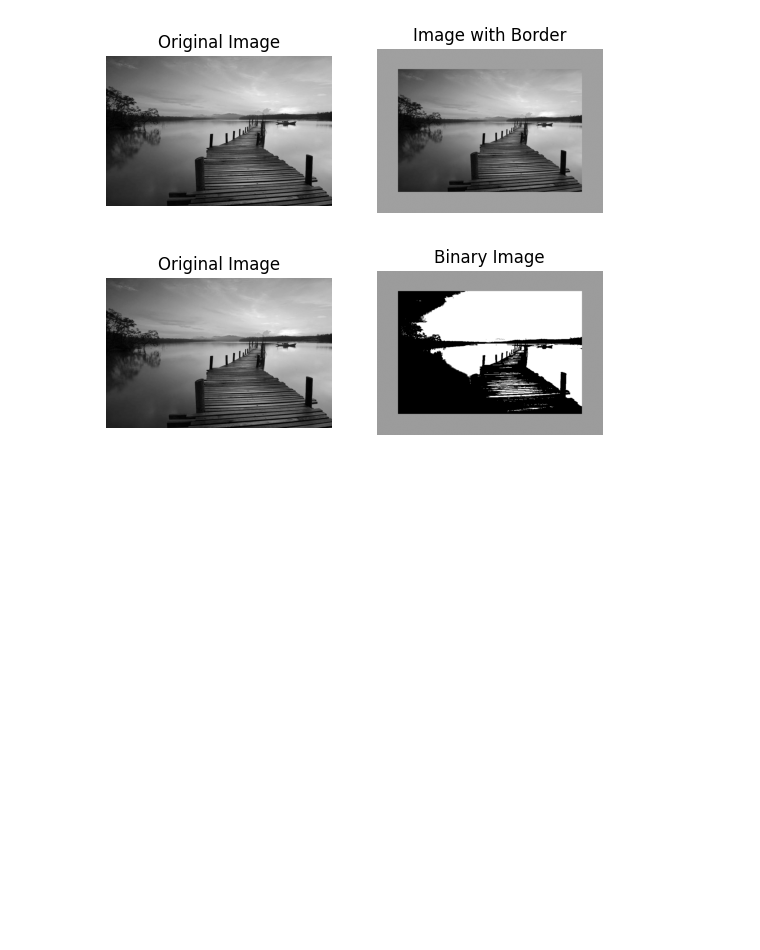
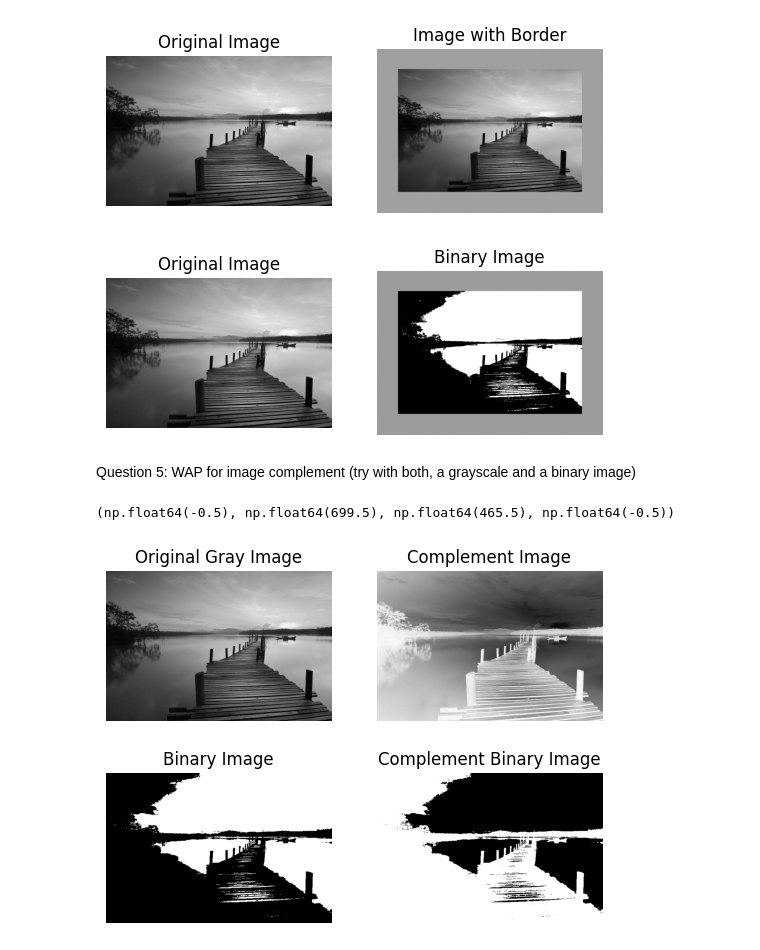
Before and after one commit to HimanshuSardana/assignments, a Jupyter notebook: image_processing/lab_manual/Untitled.ipynb, the cells around one changed output. Drawn from its saved outputs; the diff is of its cells as text; code cells hidden in the pictures; blank space fills up the shorter version.

```diff
--- a/image_processing/lab_manual/Untitled.ipynb
+++ b/image_processing/lab_manual/Untitled.ipynb
@@ -143,3 +143,38 @@ Enter border width (in pixels):  80
 Enter border color (0-255):  156
 [figure]
 [figure]
+# %% [markdown]
+Question 5: WAP for image complement (try with both, a grayscale and a binary image)
+# %%
+import numpy as np
+import matplotlib.pyplot as plt
+import cv2
+
+img = cv2.imread("./gray_original.png")
+complement = 255 - img
+
+binary_img = cv2.threshold(img, 128, 255, cv2.THRESH_BINARY)[1]
+complement_binary = cv2.threshold(complement, 128, 255, cv2.THRESH_BINARY)[1]
+
+plt.subplot(2, 2, 1)
+plt.title("Original Gray Image")
+plt.imshow(img, cmap='gray')
+plt.axis('off')
+
+plt.subplot(2, 2, 2)
+plt.title("Complement Image")
+plt.imshow(complement, cmap='gray')
+plt.axis('off')
+
+plt.subplot(2, 2, 3)
+plt.title("Binary Image")
+plt.imshow(binary_img, cmap='gray')
+plt.axis('off')
+
+plt.subplot(2, 2, 4)
+plt.title("Complement Binary Image")
+plt.imshow(complement_binary, cmap='gray')
+plt.axis('off')
+# %% [output]
+(np.float64(-0.5), np.float64(699.5), np.float64(465.5), np.float64(-0.5))
+[figure, added]
```
Also changed, not shown: parts of 14 cells of this notebook, 12 other files.
